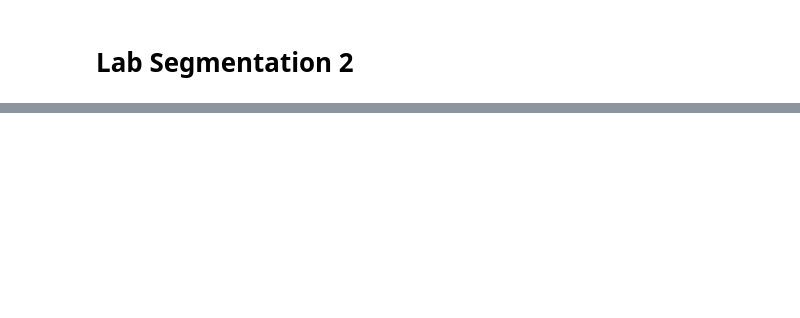
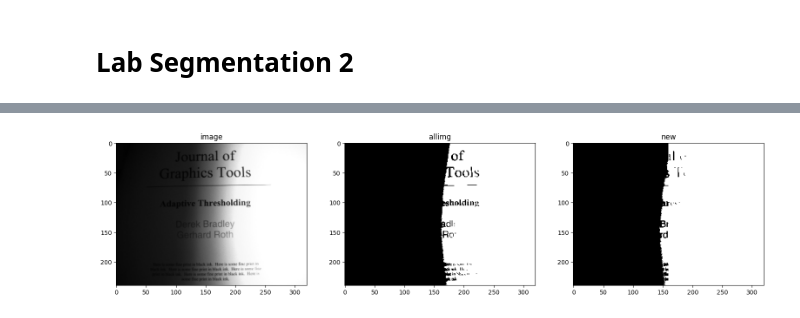
Before and after one commit to Waer1/image_labs, a Jupyter notebook: Lab_Seg_2_STD/Lab_Seg2_STD.ipynb, the cells around one changed output, grey strips where cells are left out. Drawn from its saved outputs; the diff is of its cells as text; code cells hidden in the pictures; blank space fills up the shorter version.

```diff
--- a/Lab_Seg_2_STD/Lab_Seg2_STD.ipynb
+++ b/Lab_Seg_2_STD/Lab_Seg2_STD.ipynb
@@ -66,0 +46,36 @@ show_images([newImage], ["Thresholded"])
+# %%
+
+def getquarter(img):
+    t = getThreshold(img)
+    img = img > t
+    return img
+
+def apply_local_thresholds(img):
+    width, height = img.shape
+
+    q1 = getquarter(img[0:width // 2, 0:height // 2])
+    q2 = getquarter(img[0:width // 2, height // 2 :])
+    q3 = getquarter(img[width // 2 :, 0 : height // 2])
+    q4 = getquarter(img[width // 2 :, height // 2 :])
+
+    new_img = np.zeros_like(img)
+
+    new_img[0:width // 2, 0:height // 2] = q1
+    new_img[0:width // 2, height // 2 :] = q2
+    new_img[width // 2 :, 0:height // 2] = q3
+    new_img[width // 2 :, height // 2 :] = q4
+
+    return new_img
+
+image = (io.imread("book.png", as_gray=True))
+
+# image = rgb2gray(io.imread("book.png")[:,:,:3])
+# imageToThresh = (image*255).astype('uint8')
+
+new=apply_local_thresholds(image)
+
+allimg = image > getThreshold(image)
+
+show_images([image , allimg , new],["image" , "allimg" , "new"])
+# %% [output]
+[figure, added]
```
Also changed, not shown: parts of 2 cells of this notebook, 1 other file.
